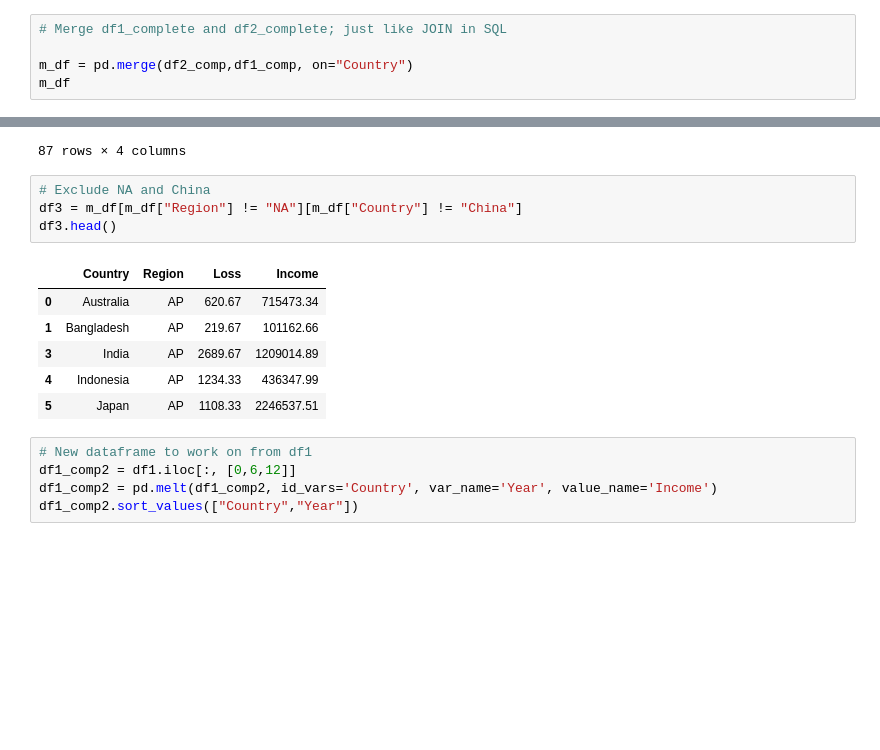
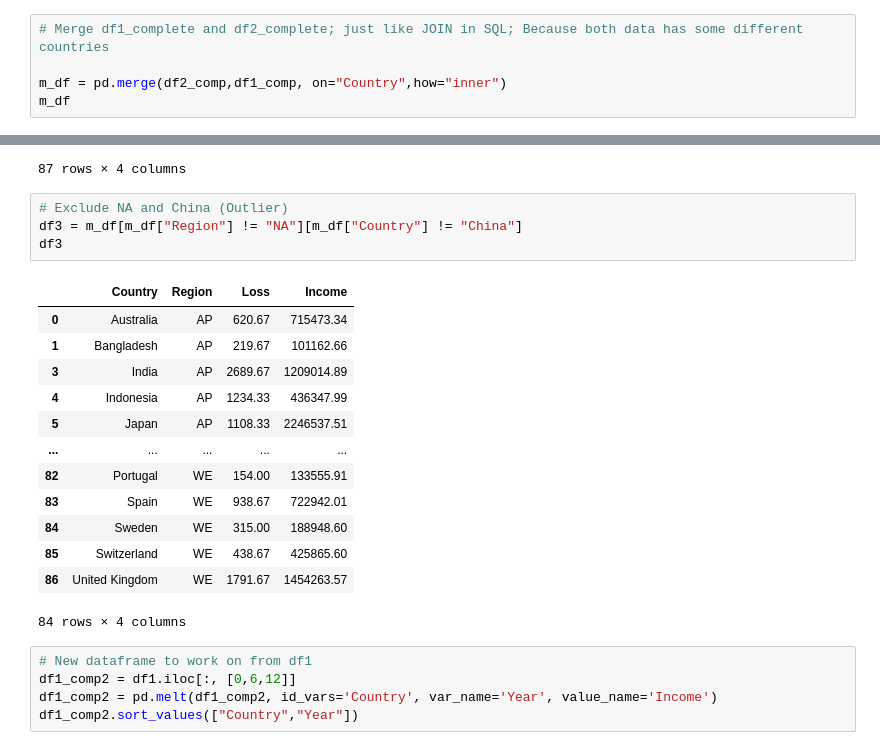
Before and after one commit to purachai-phonwisut/machine_learning_project, a Jupyter notebook: notebook.ipynb, the cells around one changed output, grey strips where cells are left out. Drawn from its saved outputs; the diff is of its cells as text; blank space fills up the shorter version.

```diff
--- a/notebook.ipynb
+++ b/notebook.ipynb
@@ -184,9 +148,9 @@ df2_comp
 | 115 | United Kingdom | WE | 1791.67 |
 116 rows × 3 columns
 # %%
-# Merge df1_complete and df2_complete; just like JOIN in SQL
+# Merge df1_complete and df2_complete; just like JOIN in SQL; Because both data has some different countries
 
-m_df = pd.merge(df2_comp,df1_comp, on="Country")
+m_df = pd.merge(df2_comp,df1_comp, on="Country",how="inner")
 m_df
 # %% [output]
 |  | Country | Region | Loss | Income |
@@ -203,16 +167,23 @@ m_df
 | 86 | United Kingdom | WE | 1791.67 | 1454263.57 |
 87 rows × 4 columns
 # %%
-# Exclude NA and China
+# Exclude NA and China (Outlier)
 df3 = m_df[m_df["Region"] != "NA"][m_df["Country"] != "China"]
-df3.head()
+df3
 # %% [output]
 |  | Country | Region | Loss | Income |
 | 0 | Australia | AP | 620.67 | 715473.34 |
 | 1 | Bangladesh | AP | 219.67 | 101162.66 |
 | 3 | India | AP | 2689.67 | 1209014.89 |
 | 4 | Indonesia | AP | 1234.33 | 436347.99 |
 | 5 | Japan | AP | 1108.33 | 2246537.51 |
+| ... | ... | ... | ... | ... |
+| 82 | Portugal | WE | 154.00 | 133555.91 |
+| 83 | Spain | WE | 938.67 | 722942.01 |
+| 84 | Sweden | WE | 315.00 | 188948.60 |
+| 85 | Switzerland | WE | 438.67 | 425865.60 |
+| 86 | United Kingdom | WE | 1791.67 | 1454263.57 |
+84 rows × 4 columns
 # %%
 # New dataframe to work on from df1
 df1_comp2 = df1.iloc[:, [0,6,12]]
```
Also changed, not shown: parts of 2 cells of this notebook.
